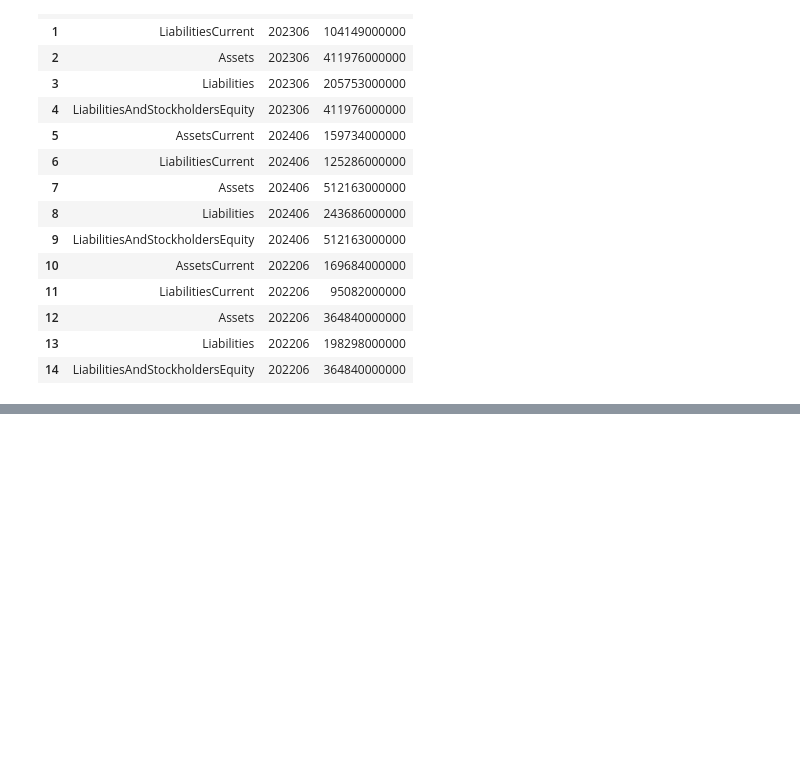
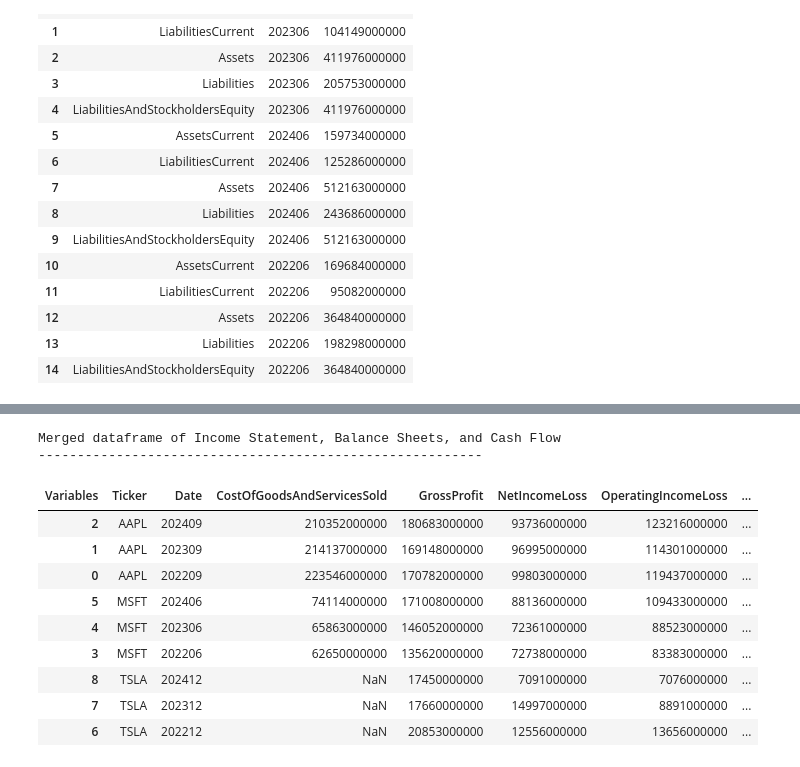
Before and after one commit to AleFax99/BSG_GenAI_Project, a Jupyter notebook: Data_Extraction.ipynb, the cells around one changed output, grey strips where cells are left out. Cells and saved outputs as stored; diff of their text form; code cells hidden in the pictures; blank space fills up the shorter version.

```diff
--- a/Data_Extraction.ipynb
+++ b/Data_Extraction.ipynb
@@ -336,0 +350,45 @@ Cash Flow of Microsoft's 2023 10-K filing as dataframe
+# %%
+# Add tickers to each dataframe
+income_statement_msft_melt['Ticker'] = 'MSFT'
+income_statement_aapl_melt['Ticker'] = 'AAPL'
+income_statement_tsla_melt['Ticker'] = 'TSLA'
+balance_sheets_msft_melt['Ticker'] = 'MSFT'
+balance_sheets_aapl_melt['Ticker'] = 'AAPL'
+balance_sheets_tsla_melt['Ticker'] = 'TSLA'
+cashflow_msft_melt['Ticker'] = 'MSFT'
+cashflow_aapl_melt['Ticker'] = 'AAPL'
+cashflow_tsla_melt['Ticker'] = 'TSLA'
+
+# Concatenate dataframes for the three companies
+income_statement = pd.concat([income_statement_msft_melt, income_statement_aapl_melt, income_statement_tsla_melt], axis=0)
+balance_sheets = pd.concat([balance_sheets_msft_melt, balance_sheets_aapl_melt, balance_sheets_tsla_melt], axis=0)
+cashflow = pd.concat([cashflow_msft_melt, cashflow_aapl_melt, cashflow_tsla_melt], axis=0)
+
+# pivot each dataframe to have Variables as columns
+income_statement_pivot = income_statement.pivot(index=['Ticker', 'Date'], columns='Variables', values='Value').reset_index()
+balance_sheets_pivot = balance_sheets.pivot(index=['Ticker', 'Date'], columns='Variables', values='Value').reset_index()
+cashflow_pivot = cashflow.pivot(index=['Ticker', 'Date'], columns='Variables', values='Value').reset_index()
+
+# merge the three dataframes into a single one
+df_merged = pd.merge(income_statement_pivot, balance_sheets_pivot, on=['Ticker', 'Date'], how='inner')
+df_merged = pd.merge(df_merged, cashflow_pivot, on=['Ticker', 'Date'], how='inner')
+
+# sort by Ticker and Date
+df_merged = df_merged.sort_values(by=['Ticker', 'Date'], ascending=[True, False])
+
+print("Merged dataframe of Income Statement, Balance Sheets, and Cash Flow")
+print('---------------------------------------------------------')
+df_merged.head(10)
+# %% [output]
+Merged dataframe of Income Statement, Balance Sheets, and Cash Flow
+---------------------------------------------------------
+| Variables | Ticker | Date | CostOfGoodsAndServicesSold | GrossProfit | NetIncomeLoss | OperatingIncomeLoss | ... |
+| 2 | AAPL | 202409 | 210352000000 | 180683000000 | 93736000000 | 123216000000 | ... |
+| 1 | AAPL | 202309 | 214137000000 | 169148000000 | 96995000000 | 114301000000 | ... |
+| 0 | AAPL | 202209 | 223546000000 | 170782000000 | 99803000000 | 119437000000 | ... |
+| 5 | MSFT | 202406 | 74114000000 | 171008000000 | 88136000000 | 109433000000 | ... |
+| 4 | MSFT | 202306 | 65863000000 | 146052000000 | 72361000000 | 88523000000 | ... |
+| 3 | MSFT | 202206 | 62650000000 | 135620000000 | 72738000000 | 83383000000 | ... |
+| 8 | TSLA | 202412 | NaN | 17450000000 | 7091000000 | 7076000000 | ... |
+| 7 | TSLA | 202312 | NaN | 17660000000 | 14997000000 | 8891000000 | ... |
+| 6 | TSLA | 202212 | NaN | 20853000000 | 12556000000 | 13656000000 | ... |
```
Also changed, not shown: parts of 5 cells of this notebook, 4 other files.
